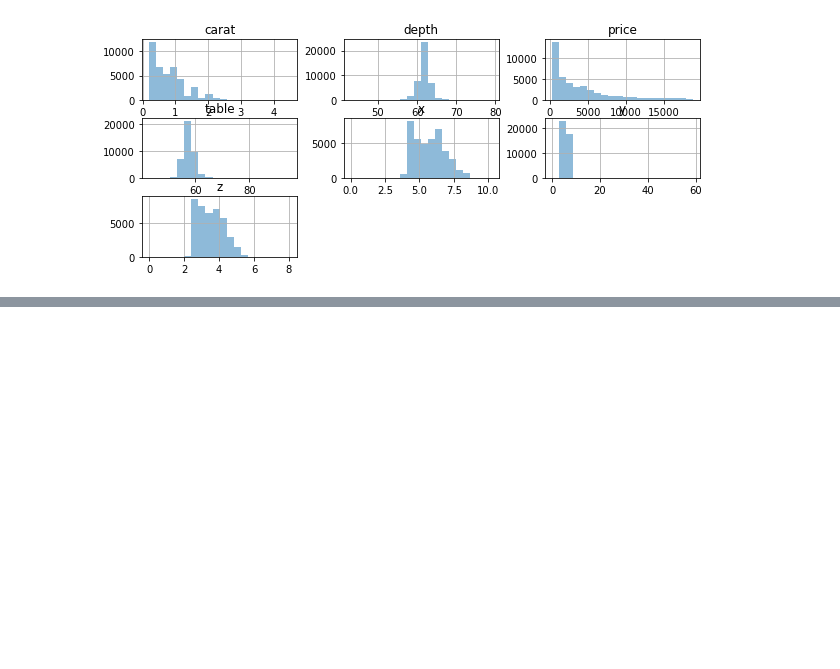
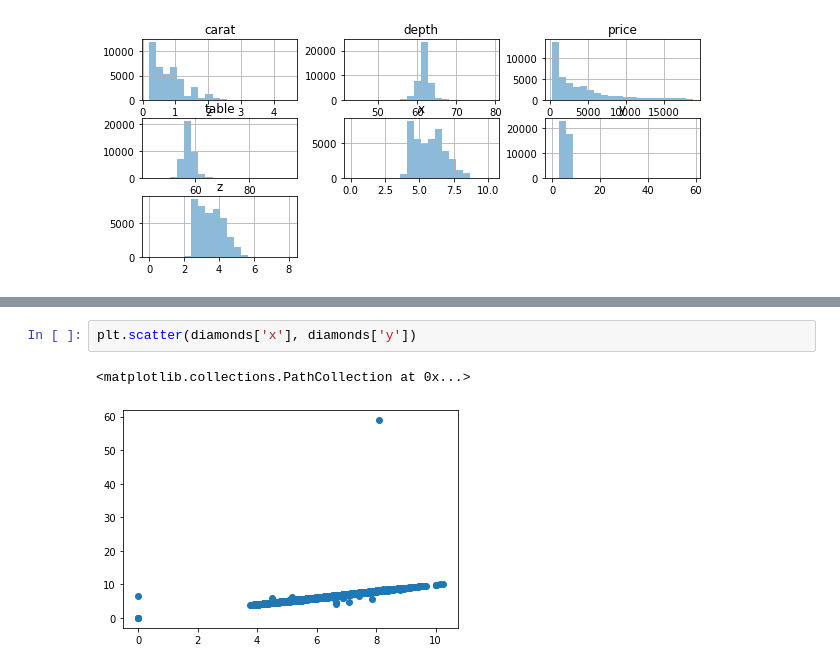
Before and after one commit to ChristianJavierMelo/EDA-visualization-with-Tableau, a Jupyter notebook: notebooks/test.ipynb, the cells around one changed output, grey strips where cells are left out. Saved outputs shown, nothing was run; the diff lists cells and outputs as text; blank space fills up the shorter version.

```diff
--- a/notebooks/test.ipynb
+++ b/notebooks/test.ipynb
@@ -270,0 +543,5 @@ array([[<matplotlib.axes._subplots.AxesSubplot object at 0x...>,
+# %%
+plt.scatter(diamonds['x'], diamonds['y'])
+# %% [output]
+<matplotlib.collections.PathCollection at 0x...>
+[figure, added]
```
Also changed, not shown: parts of 66 cells of this notebook.
